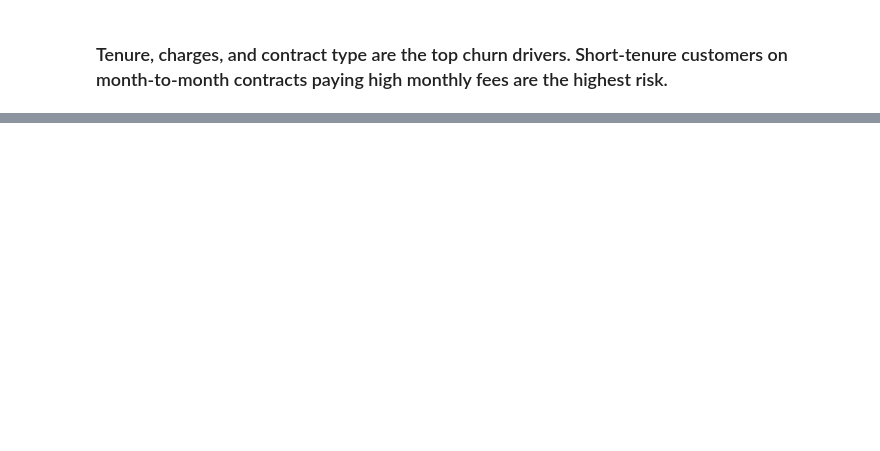
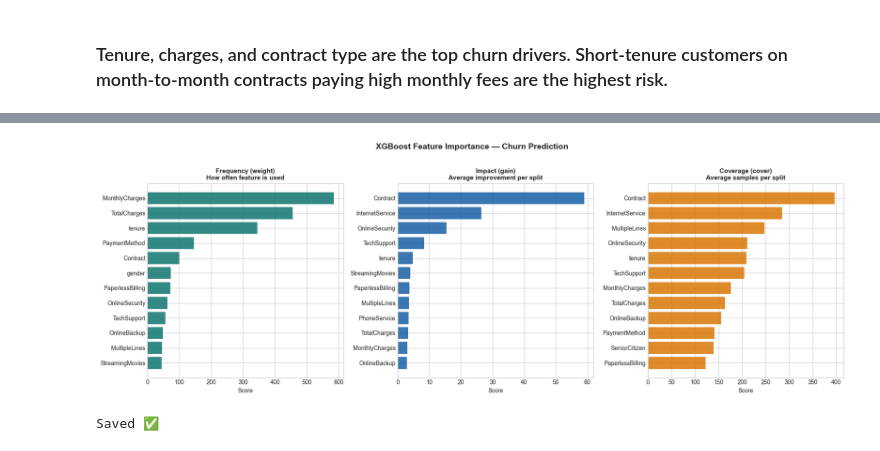
Before and after one commit to Ananthika-G/customer-segmentation, a Jupyter notebook: notebooks/04_Churn_Prediction.ipynb, the cells around one changed output, grey strips where cells are left out. Drawn from its saved outputs; the diff is of its cells as text; code cells hidden in the pictures; blank space fills up the shorter version.

```diff
--- a/notebooks/04_Churn_Prediction.ipynb
+++ b/notebooks/04_Churn_Prediction.ipynb
@@ -452,0 +505,38 @@ Saved ✅
+# %%
+import matplotlib.pyplot as plt
+import pandas as pd
+import warnings
+warnings.filterwarnings('ignore')
+%matplotlib inline
+
+# Get all 3 importance types
+fig, axes = plt.subplots(1, 3, figsize=(18,6))
+
+importance_types = ['weight', 'gain', 'cover']
+colors = ['#0f766e', '#185fa5', '#d97706']
+titles = ['Frequency (weight)\nHow often feature is used',
+          'Impact (gain)\nAverage improvement per split',
+          'Coverage (cover)\nAverage samples per split']
+
+for i, (imp_type, color, title) in enumerate(zip(importance_types, colors, titles)):
+    imp = xgb_model.get_booster().get_score(importance_type=imp_type)
+    imp_df = pd.DataFrame(list(imp.items()),
+                          columns=['Feature','Score']
+                         ).sort_values('Score', ascending=False).head(12)
+
+    axes[i].barh(imp_df['Feature'][::-1],
+                 imp_df['Score'][::-1],
+                 color=color, alpha=0.85)
+    axes[i].set_title(title, fontweight='bold', fontsize=11)
+    axes[i].set_xlabel('Score')
+
+plt.suptitle('XGBoost Feature Importance — Churn Prediction',
+             fontsize=14, fontweight='bold', y=1.02)
+plt.tight_layout()
+plt.savefig('../reports/figures/feature_importance_3types.png',
+            dpi=150, bbox_inches='tight')
+plt.show()
+print("Saved ✅")
+# %% [output]
+[figure, added]
+Saved ✅
```
Also changed, not shown: parts of 9 cells of this notebook, 6 other files.
